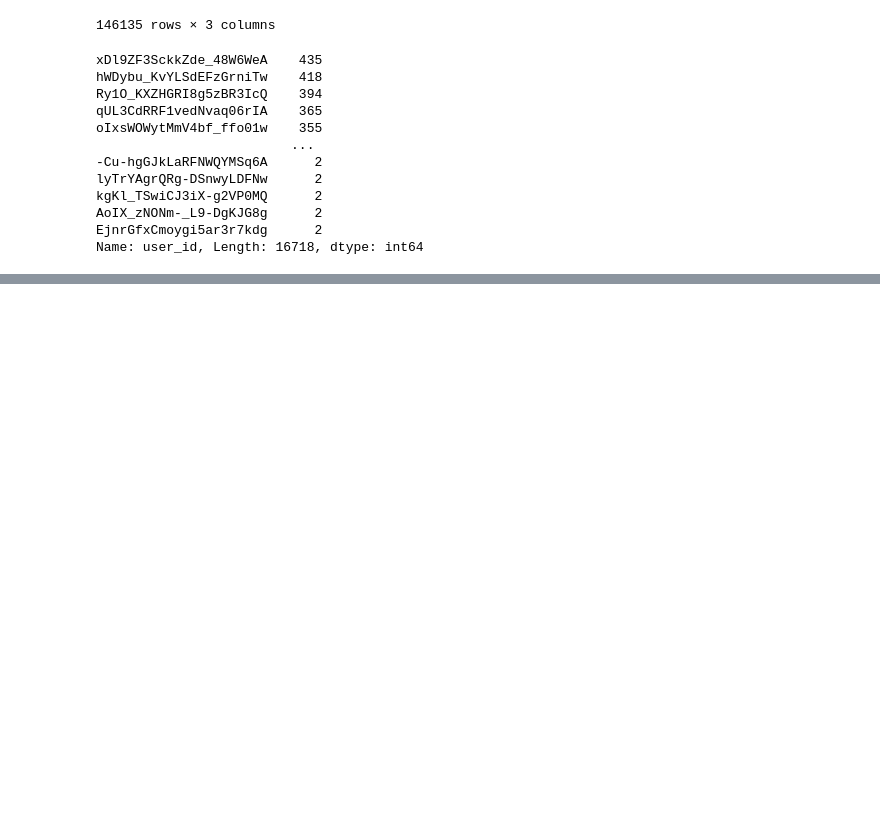
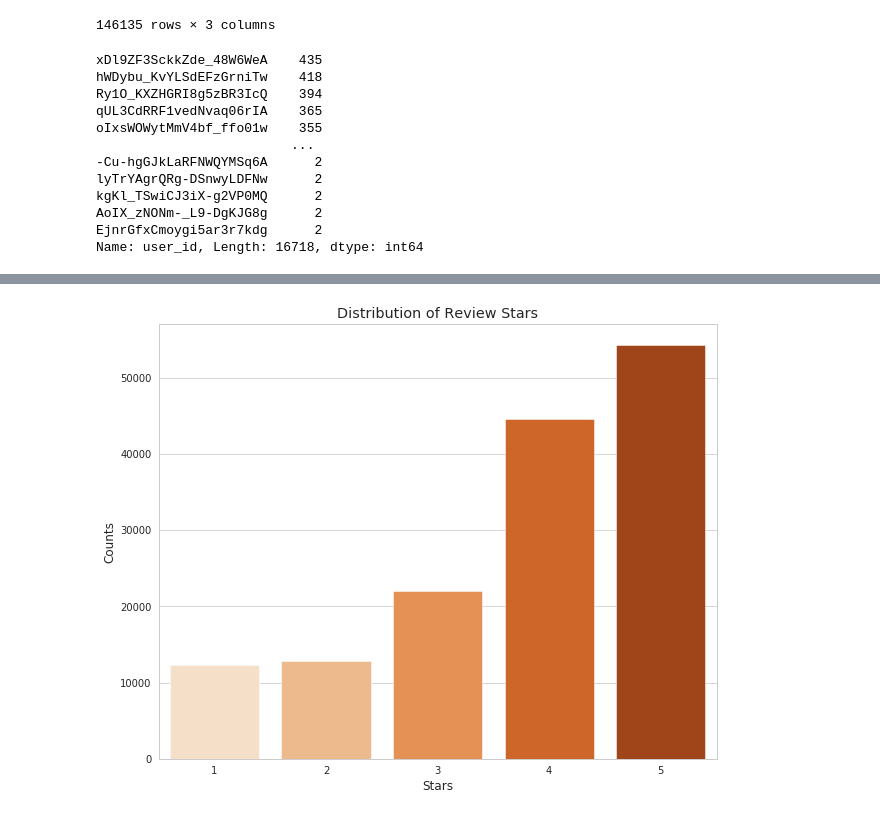
Before and after one commit to unclebrod/YelpRecommender, a Jupyter notebook: workbook.ipynb, the cells around one changed output, grey strips where cells are left out. Cells and saved outputs as stored; diff of their text form; code cells hidden in the pictures; blank space fills up the shorter version.

```diff
--- a/workbook.ipynb
+++ b/workbook.ipynb
@@ -1797,0 +1829,14 @@ utility_3['review_stars'].hist()
+# %%
+fig, ax = plt.subplots(figsize=(10, 8))
+utility_review_stars = (utility_3['review_stars']
+                        .value_counts(ascending=True))
+sns.barplot(x='index', y='review_stars',
+            data=utility_review_stars.reset_index(), palette='Oranges',
+            ax=ax)
+ax.set_title('Distribution of Review Stars')
+ax.set_xlabel('Stars')
+ax.set_ylabel('Counts')
+
+fig.savefig('reviewcounts.png')
+# %% [output]
+[figure, added]
```
Also changed, not shown: parts of 5 cells of this notebook, 4 other files.
